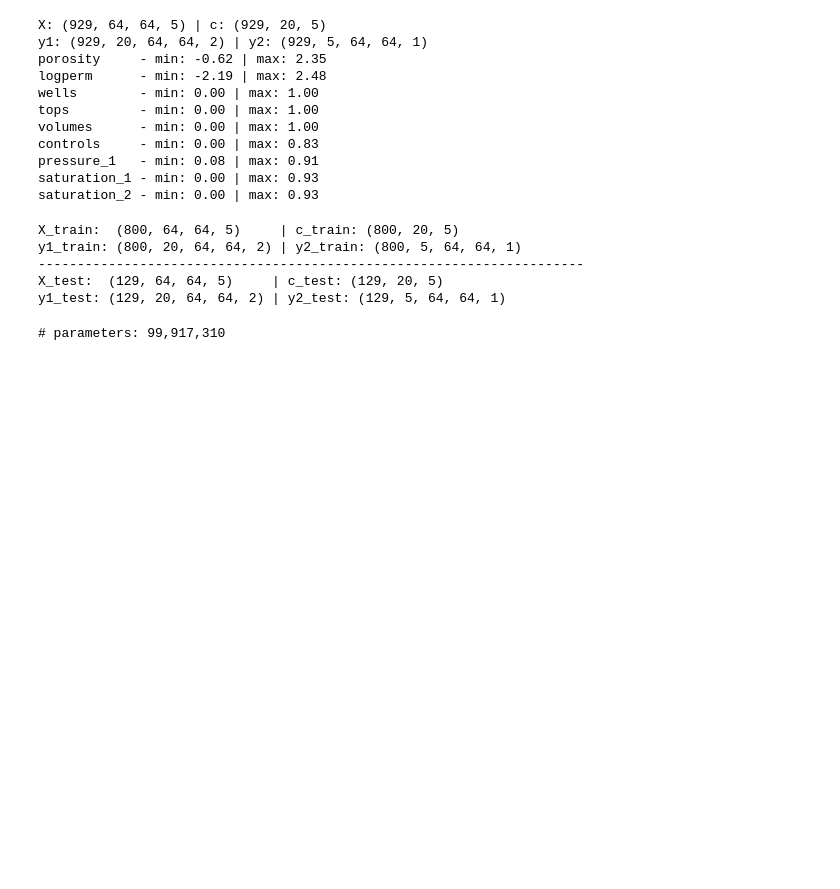
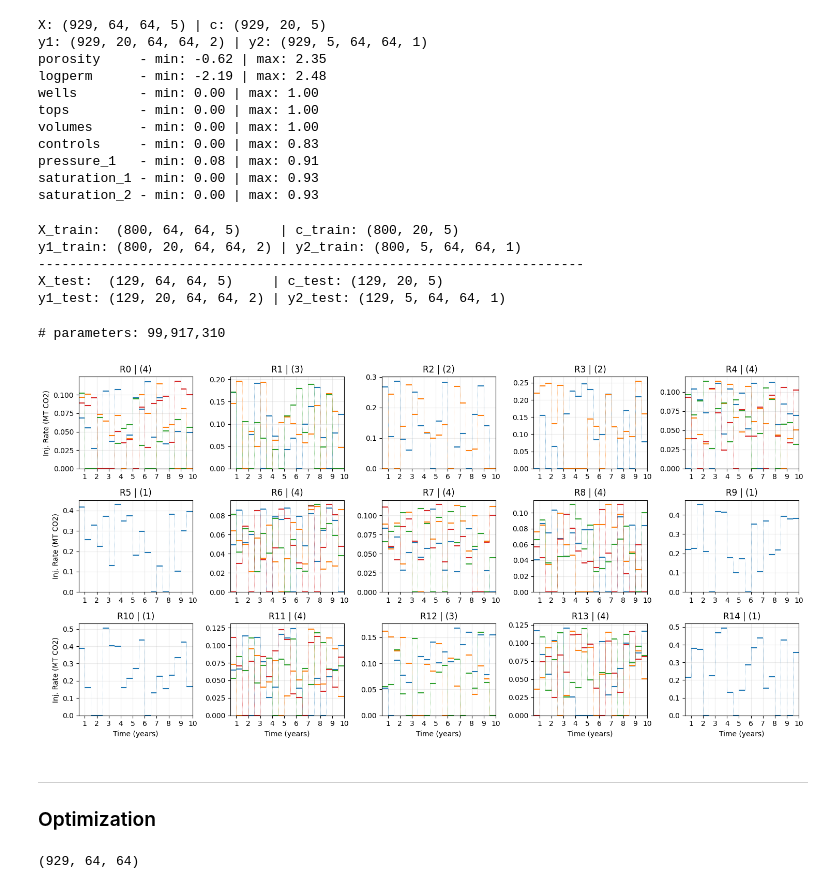
Before and after one commit to misaelmmorales/Placement-Control-Optim-CO2, a Jupyter notebook: pix2vid-opt.ipynb, the cells around one changed output. Drawn from its saved outputs; the diff is of its cells as text; code cells hidden in the pictures; blank space fills up the shorter version.

```diff
--- a/pix2vid-opt.ipynb
+++ b/pix2vid-opt.ipynb
@@ -114,3 +115,33 @@ model = make_model(hidden=HIDDEN)
 model.load_weights('{}/models/pix2vid-v2.weights.h5'.format(folder))
 # %% [output]
 # parameters: 99,917,310
+# %%
+hues = ['tab:blue', 'tab:orange', 'tab:green', 'tab:red', 'tab:purple']
+plt.figure(figsize=(15,7.5))
+for i in range(15):
+    plt.subplot(3, 5, i+1)
+    d = c_data[i]
+    nw = len(np.unique(d.sum(0)))-1
+    for w in range(nw):
+        for t in range(len(timesteps_inj)-1):
+            plt.hlines(d[t,w], timesteps_inj[t], timesteps_inj[t+1], color=hues[w])
+            plt.vlines(timesteps_inj[t+1], d[t,w], d[t+1,w], color=hues[w], ls=':', lw=0.5)
+    plt.title('R{} | ({})'.format(i, nw))
+    plt.xlim(0.5,10)
+    plt.ylim(0,None)
+    plt.xticks(np.arange(1,11))
+    plt.grid(True, which='both', alpha=0.25)
+    plt.xlabel('Time (years)') if i > 9 else None
+    plt.ylabel('Inj. Rate (MT CO2)') if i % 5 == 0 else None
+plt.tight_layout()
+plt.show()
+# %% [output]
+[figure, added]
+# %% [markdown]
+***
+### Optimization
+# %%
+porevol = np.load('{}/simulations/data/porevol.npy'.format(folder))
+porevol.shape
+# %% [output]
+(929, 64, 64)
```
Also changed, not shown: parts of 2 cells of this notebook, 17 other files.
